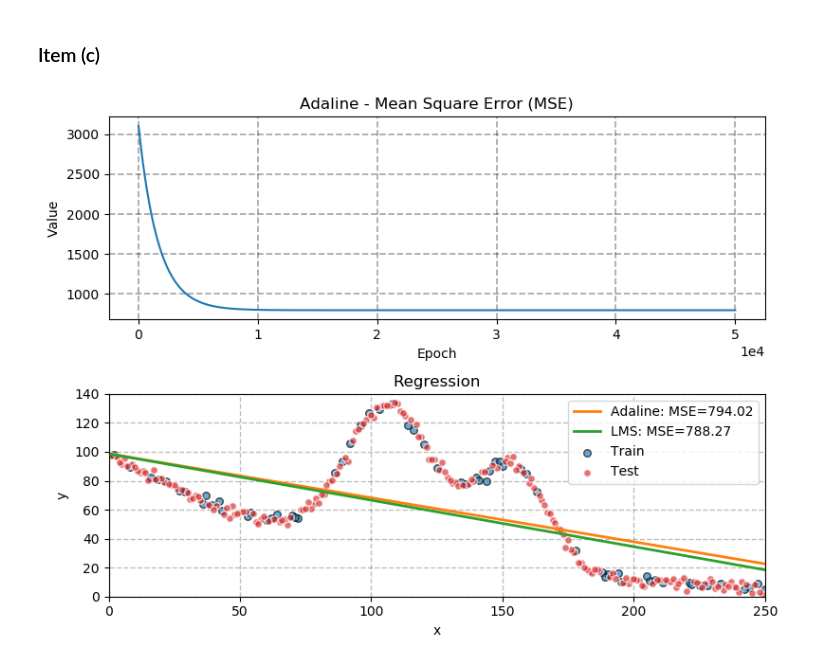
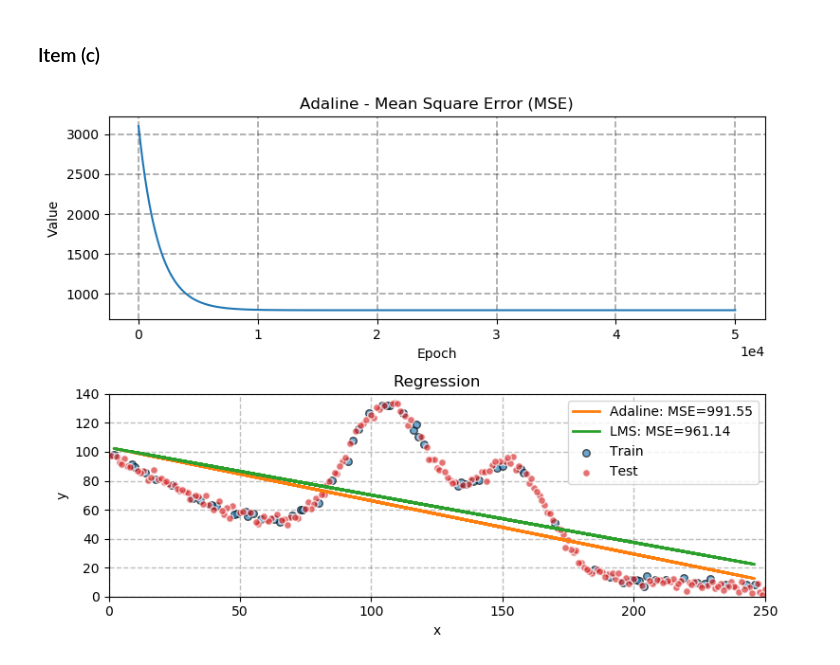
Before and after one commit to titocaco/disciplina_ml, a Jupyter notebook: Perceptron_Adaline/Perceptron_Adaline.ipynb, the cells around one changed output. Drawn from its saved outputs; the diff is of its cells as text; code cells hidden in the pictures.

```diff
--- a/Perceptron_Adaline/Perceptron_Adaline.ipynb
+++ b/Perceptron_Adaline/Perceptron_Adaline.ipynb
@@ -698,35 +698,35 @@ plt.scatter(x_reg_25_train,
             alpha=0.65,
             label='Train',
             zorder=2)
 plt.scatter(x_reg_25_test,
             y_reg_25_test,
             s=30,
             edgecolors='white',
             facecolors='C3',
             alpha=0.65,
             label='Test',
             zorder=2)
-plt.plot(x_reg, linear_model(x_reg, ada.W),
+plt.plot(x_reg_25_train, linear_model(x_reg_25_train, ada_25.W),
          linestyle='-',
          LineWidth=2,
          color='C1',
          zorder=3,
-         label='Adaline: MSE=%.2f' % ada.MSE[-1])
-plt.plot(x_reg, linear_model(x_reg, lms.W),
+         label='Adaline: MSE=%.2f' % ada_25.MSE[-1])
+plt.plot(x_reg_25_train, linear_model(x_reg_25_train, lms_25.W),
          linestyle='-',
          LineWidth=2,
          color='C2',
          zorder=3,
-         label='LMS: MSE=%.2f' % lms.MSE)
+         label='LMS: MSE=%.2f' % lms_25.MSE)
 plt.legend()
 plt.grid(True, linestyle='--', linewidth=1.0, color='black', alpha=0.25, zorder=0)
 plt.xlim(0, 250)
 plt.ylim(0, 140)
 plt.xlabel('x')
 plt.ylabel('y')
 plt.title('Regression')
 
 plt.tight_layout()
 plt.show()
 # %% [output]
-[figure, old version]
+[figure, new version]
```
Also changed, not shown: parts of 1 cell of this notebook.
